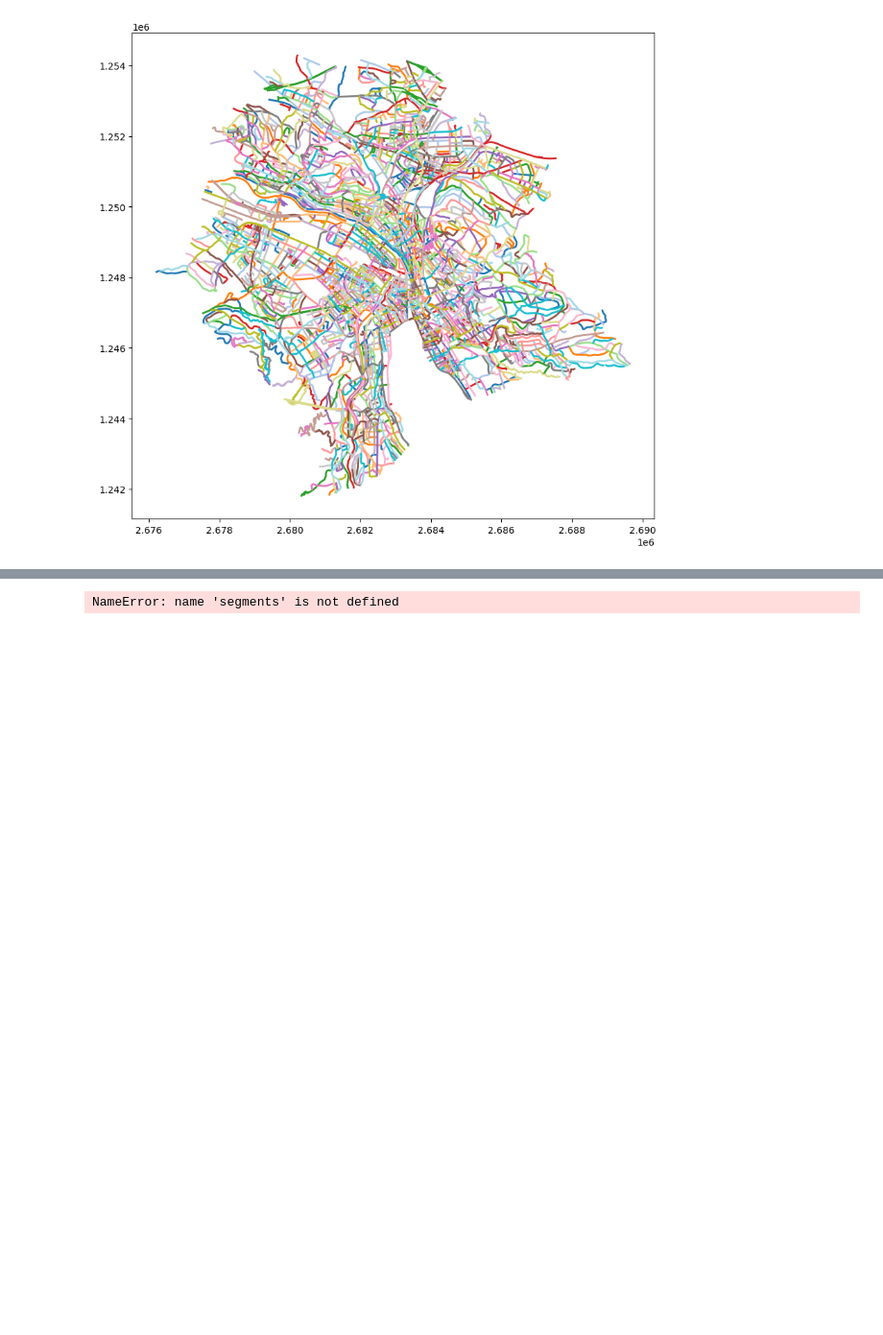
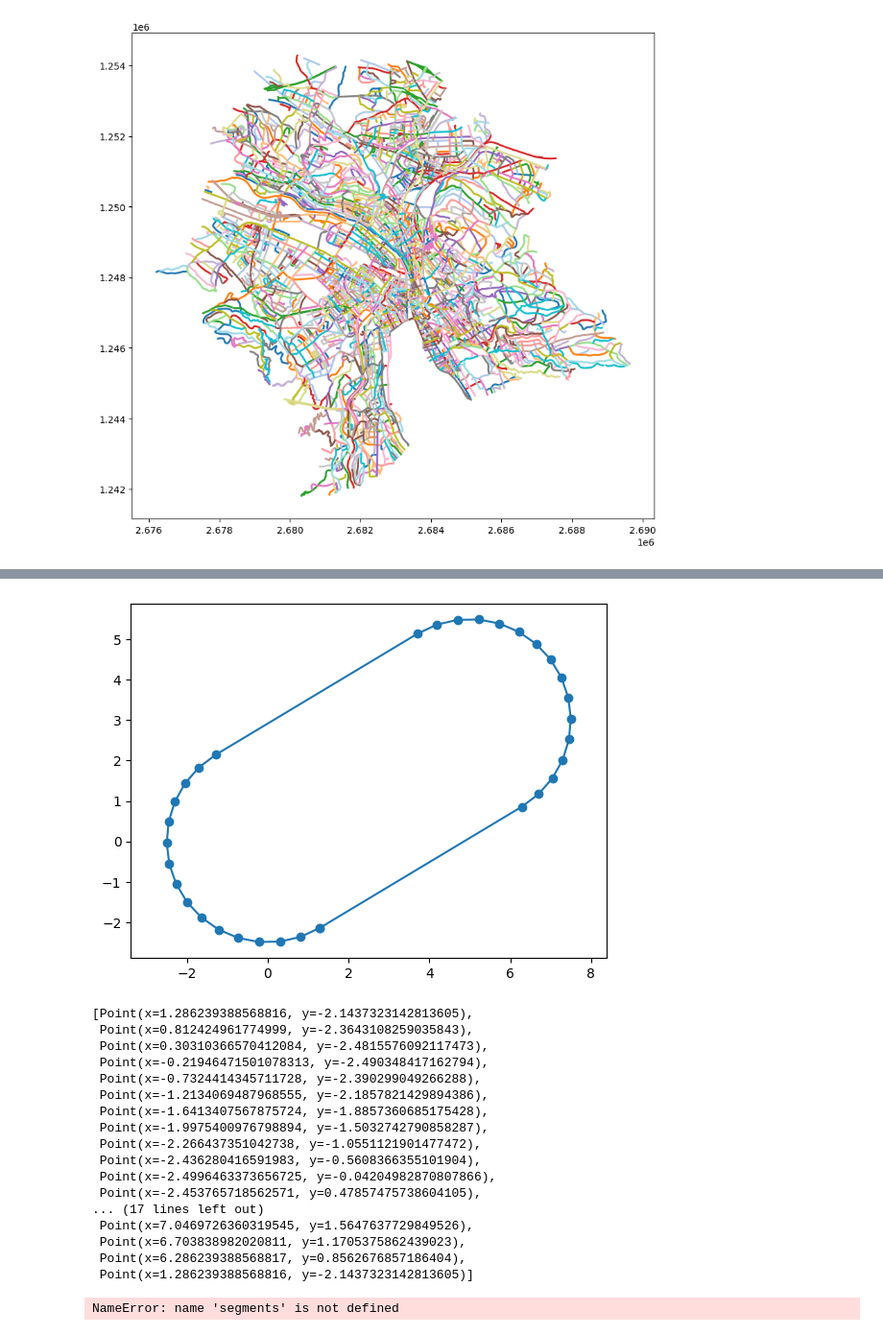
Before and after one commit to BeachBall2024/GEO-spa-algo, a Jupyter notebook: submission.ipynb, the cells around one changed output, grey strips where cells are left out. Shown at 96% size. Cells and saved outputs as stored; diff of their text form; code cells hidden in the pictures; blank space fills up the shorter version.

```diff
--- a/submission.ipynb
+++ b/submission.ipynb
@@ -287,3 +305,82 @@ NameError: name 'segments' is not defined
+# %%
+import math
+
+def segment_rectangle(p0, p1, width, num_circle_points=16):
+
+    # Direction vector
+    dx = p1.x - p0.x
+    dy = p1.y - p0.y
+
+    length = Segment(p0, p1).length()
+    dx /= length
+    dy /= length
+
+    # Normal vector
+    nx = -dy
+    ny = dx
+
+    w = width / 2
+
+    # Rectangle corners
+    p0_left  = Point(p0.x + nx*w, p0.y + ny*w)
+    p0_right = Point(p0.x - nx*w, p0.y - ny*w)
+    p1_left  = Point(p1.x + nx*w, p1.y + ny*w)
+    p1_right = Point(p1.x - nx*w, p1.y - ny*w)
+
+    points = []
+
+    # --- LEFT CAP (circle around p0) ---
+    for i in range(num_circle_points):
+        angle = math.pi - math.pi * i / (num_circle_points - 1)  # half circle
+        x = p0.x + w * (math.cos(angle) * nx - math.sin(angle) * dx)
+        y = p0.y + w * (math.cos(angle) * ny - math.sin(angle) * dy)
+        points.append(Point(x, y))
+
+    # --- RIGHT CAP (circle around p1) ---
+    for i in range(num_circle_points):
+        angle = - math.pi * i / (num_circle_points - 1)  # other half
+        x = p1.x + w * (math.cos(angle) * nx - math.sin(angle) * dx)
+        y = p1.y + w * (math.cos(angle) * ny - math.sin(angle) * dy)
+        points.append(Point(x, y))
+
+    # optional: close polygon
+    points.append(points[0])
+
+    xs = [p.x for p in points]
+    ys = [p.y for p in points]
+
+    plt.figure()
+    plt.plot(xs, ys, '-o')
+    plt.axis('equal')
+    plt.show()
+
+    return points
+
+
+
+p0 = Point(0, 0)
+p1 = Point(5, 3)
+
+segment_rectangle(p0, p1, 5)
+# %% [output]
+[figure, added]
+[Point(x=1.286239388568816, y=-2.1437323142813605),
+ Point(x=0.812424961774999, y=-2.3643108259035843),
+ Point(x=0.30310366570412084, y=-2.4815576092117473),
+ Point(x=-0.21946471501078313, y=-2.490348417162794),
+ Point(x=-0.7324414345711728, y=-2.390299049266288),
+ Point(x=-1.2134069487968555, y=-2.1857821429894386),
+ Point(x=-1.6413407567875724, y=-1.8857360685175428),
+ Point(x=-1.9975400976798894, y=-1.5032742790858287),
+ Point(x=-2.266437351042738, y=-1.0551121901477472),
+ Point(x=-2.436280416591983, y=-0.5608366355101904),
+ Point(x=-2.4996463373656725, y=-0.04204982870807866),
+ Point(x=-2.453765718562571, y=0.47857475738604105),
+... (17 lines left out)
+ Point(x=7.0469726360319545, y=1.5647637729849526),
+ Point(x=6.703838982020811, y=1.1705375862439023),
+ Point(x=6.286239388568817, y=0.8562676857186404),
+ Point(x=1.286239388568816, y=-2.1437323142813605)]
 # %%
 import matplotlib.pyplot as plt
 
```
Also changed, not shown: parts of 1 cell of this notebook.
